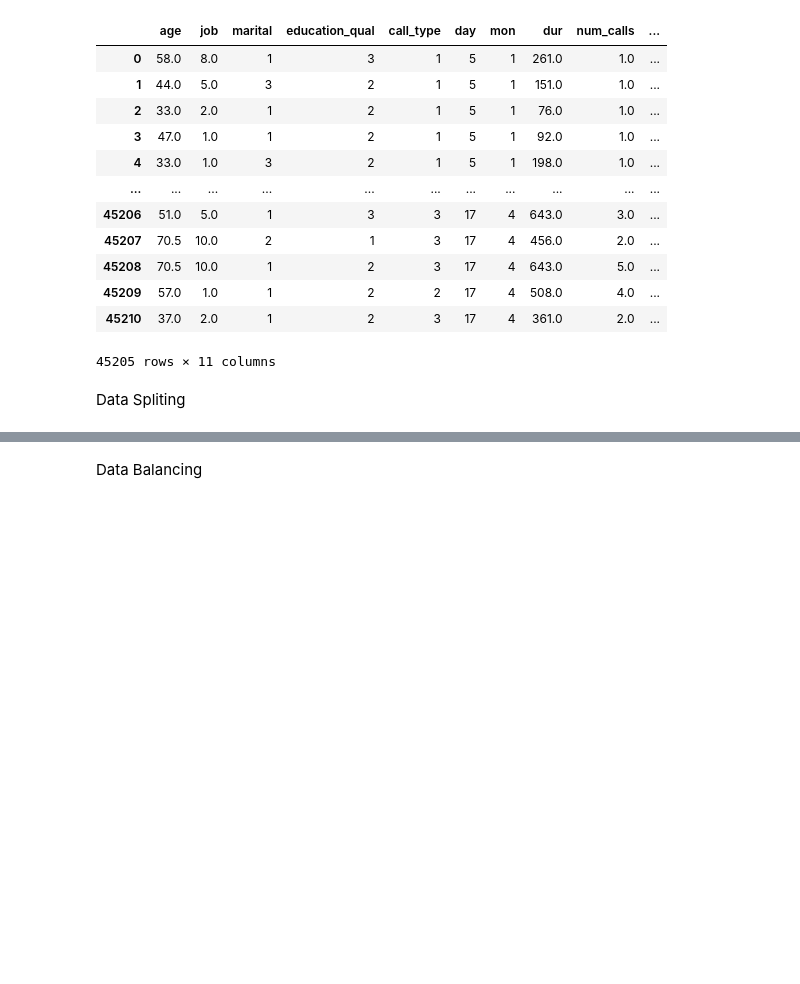
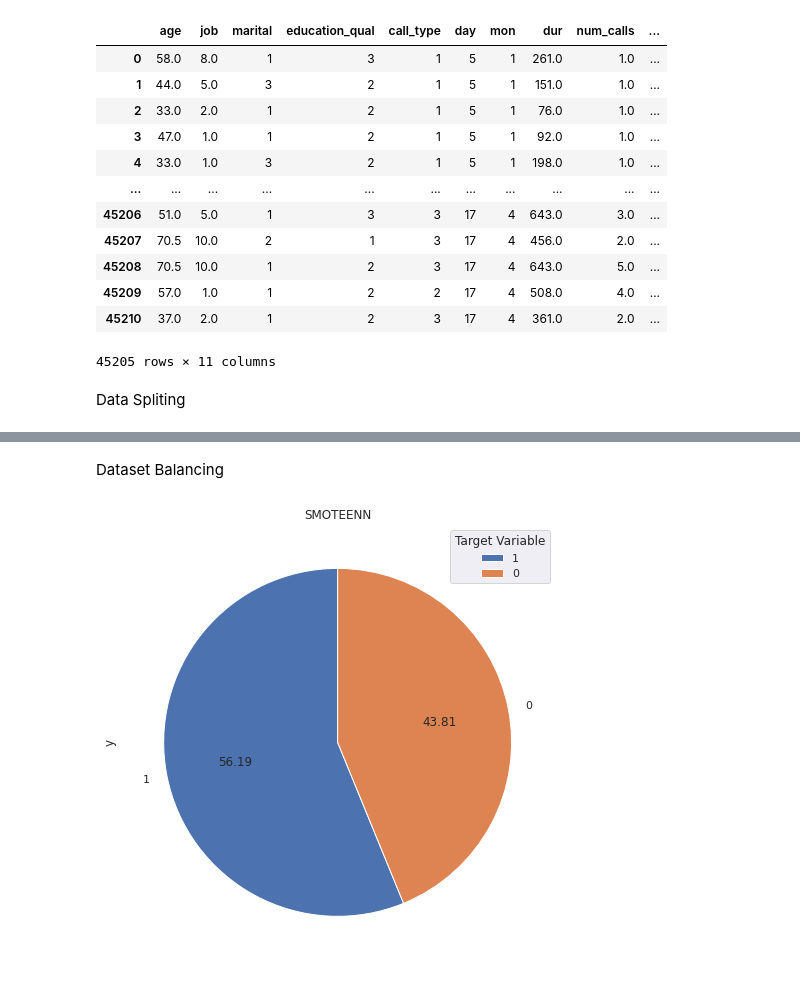
Before and after one commit to KishorAlagappan/customer-conversion-prediction-app, a Jupyter notebook: Customer_Conversion_Prediction_ML_Model.ipynb, the cells around one changed output, grey strips where cells are left out. Drawn from its saved outputs; the diff is of its cells as text; code cells hidden in the pictures; blank space fills up the shorter version.

```diff
--- a/Customer_Conversion_Prediction_ML_Model.ipynb
+++ b/Customer_Conversion_Prediction_ML_Model.ipynb
@@ -618,6 +618,8 @@ dataset['prev_outcome'] = dataset['prev_outcome'].map({'unknown':1, 'failure':2,
 dataset['y'] = dataset['y'].map({'no':0, 'yes':1})
 # %%
 del dataset['target']
+# %%
+dataset.fillna(0, inplace=True)
 # %%
 dataset
 # %% [output]
@@ -644,4 +677,16 @@ y = dataset.iloc[:, -1 ]
 # %%
 X_train, X_test, y_train, y_test = train_test_split(X, y, test_size=0.3)
 # %% [markdown]
-Data Balancing
+Dataset Balancing
+# %%
+from imblearn.combine import SMOTEENN
+
+smote = SMOTEENN(sampling_strategy='all')
+X_train,y_train = smote.fit_resample(X_train,y_train)
+# %%
+y_train.value_counts().plot.pie(autopct='%.2f',startangle = 90)
+plt.title("SMOTEENN")
+plt.legend(title = "Target Variable")
+plt.show()
+# %% [output]
+[figure, added]
```
Also changed, not shown: parts of 2 cells of this notebook.
